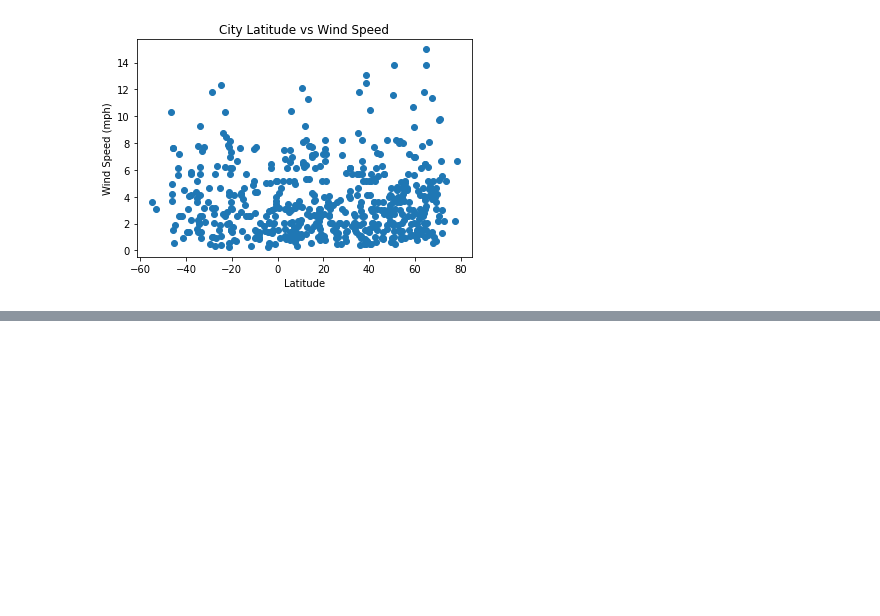
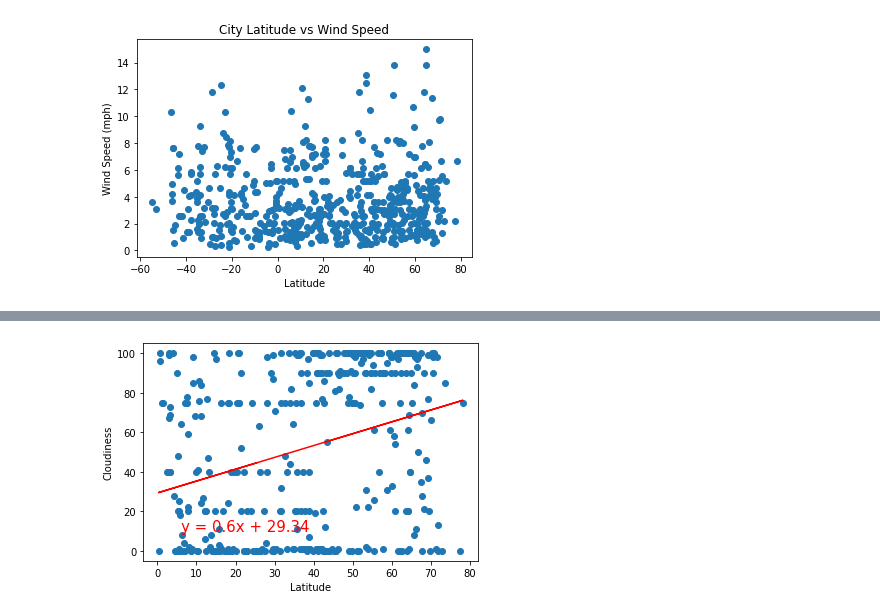
Before and after one commit to write42/python-api-challenge, a Jupyter notebook: WeatherPy/WeatherPy.ipynb, the cells around one changed output, grey strips where cells are left out. Cells and saved outputs as stored; diff of their text form; code cells hidden in the pictures; blank space fills up the shorter version.

```diff
--- a/WeatherPy/WeatherPy.ipynb
+++ b/WeatherPy/WeatherPy.ipynb
@@ -252,0 +251,16 @@ plt.show()
+# %%
+plt.scatter(north_df["Lat"],north_df["Cloudiness"])
+plt.xlabel("Latitude")
+plt.ylabel("Cloudiness")
+
+(slope, intercept, rvalue, pvalue, stderr) = linregress(north_df["Lat"], north_df["Cloudiness"])
+regress_values = north_df["Lat"] * slope + intercept
+line_eq = "y = " + str(round(slope,2)) + "x + " + str(round(intercept,2))
+
+plt.plot(north_df["Lat"],regress_values,"r-")
+plt.annotate(line_eq,(6,10),fontsize=15,color="red")
+plt.savefig('north_cloud.png')
+
+plt.show()
+# %% [output]
+[figure, added]
```
Also changed, not shown: parts of 23 cells of this notebook, 12 other files.
